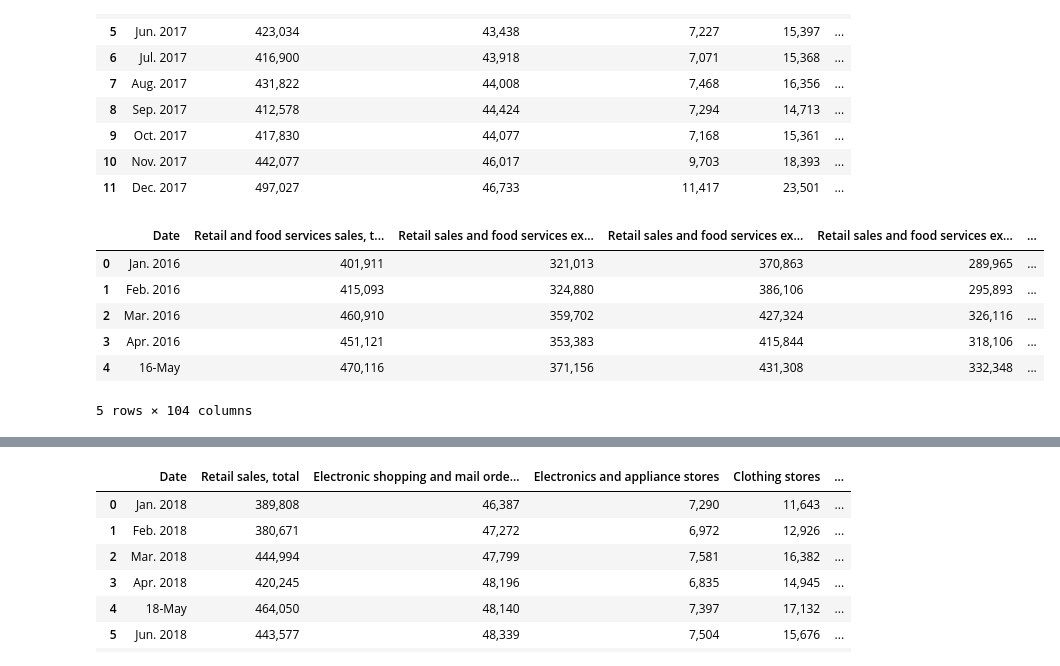
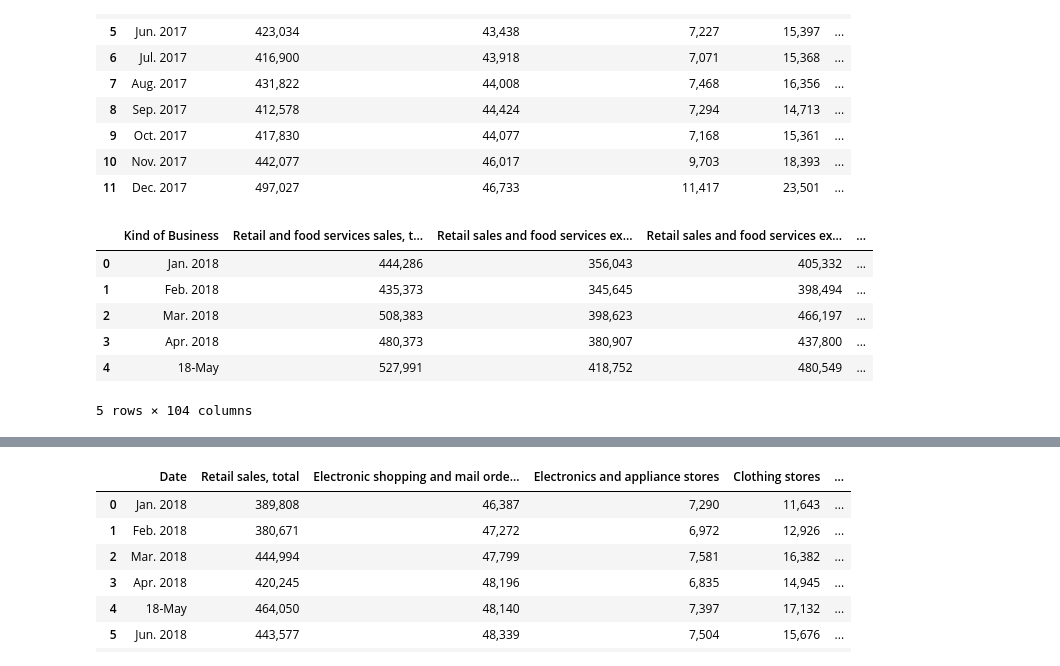
Before and after one commit to JordanJaner/ecommerce_social_media_ETL, a Jupyter notebook: appending.ipynb, the cells around one changed output, grey strips where cells are left out. Drawn from its saved outputs; the diff is of its cells as text; code cells hidden in the pictures.

```diff
--- a/appending.ipynb
+++ b/appending.ipynb
@@ -521,13 +531,12 @@ reduced_retail_17_df
 # %%
 retail_18_file = "Resources/retail_food_18.csv"
 retail_18_df = pd.read_csv(retail_18_file)
-retail_18_df = retail_18_df.rename(columns={'Kind of Business': 'Date'})
-retail_16_df.head()
+retail_18_df.head()
 # %% [output]
-|  | Date | Retail and food services sales, t... | Retail sales and food services ex... | Retail sales and food services ex... | Retail sales and food services ex... | ... |
-| 0 | Jan. 2016 | 401,911 | 321,013 | 370,863 | 289,965 | ... |
-| 1 | Feb. 2016 | 415,093 | 324,880 | 386,106 | 295,893 | ... |
-| 2 | Mar. 2016 | 460,910 | 359,702 | 427,324 | 326,116 | ... |
-| 3 | Apr. 2016 | 451,121 | 353,383 | 415,844 | 318,106 | ... |
-| 4 | 16-May | 470,116 | 371,156 | 431,308 | 332,348 | ... |
+|  | Kind of Business | Retail and food services sales, t... | Retail sales and food services ex... | Retail sales and food services ex... | ... |
+| 0 | Jan. 2018 | 444,286 | 356,043 | 405,332 | ... |
+| 1 | Feb. 2018 | 435,373 | 345,645 | 398,494 | ... |
+| 2 | Mar. 2018 | 508,383 | 398,623 | 466,197 | ... |
+| 3 | Apr. 2018 | 480,373 | 380,907 | 437,800 | ... |
+| 4 | 18-May | 527,991 | 418,752 | 480,549 | ... |
 5 rows × 104 columns
```
Also changed, not shown: parts of 14 cells of this notebook, 4 other files.
